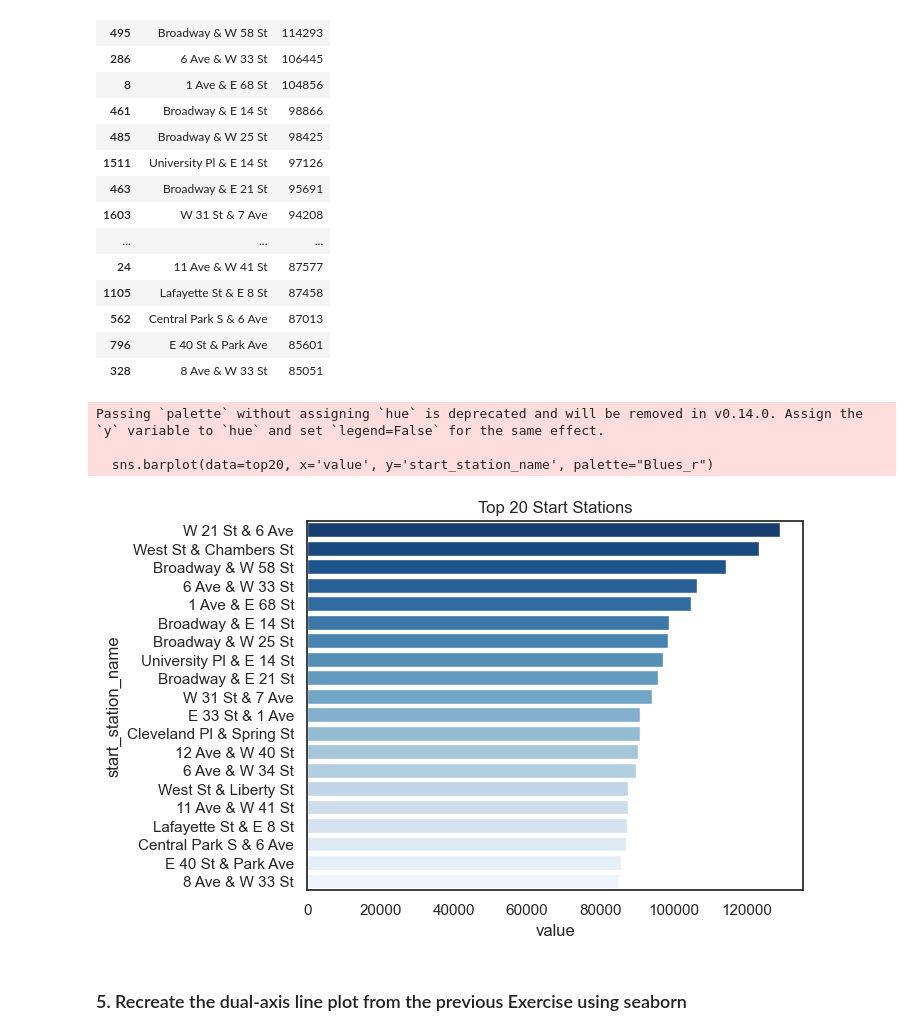
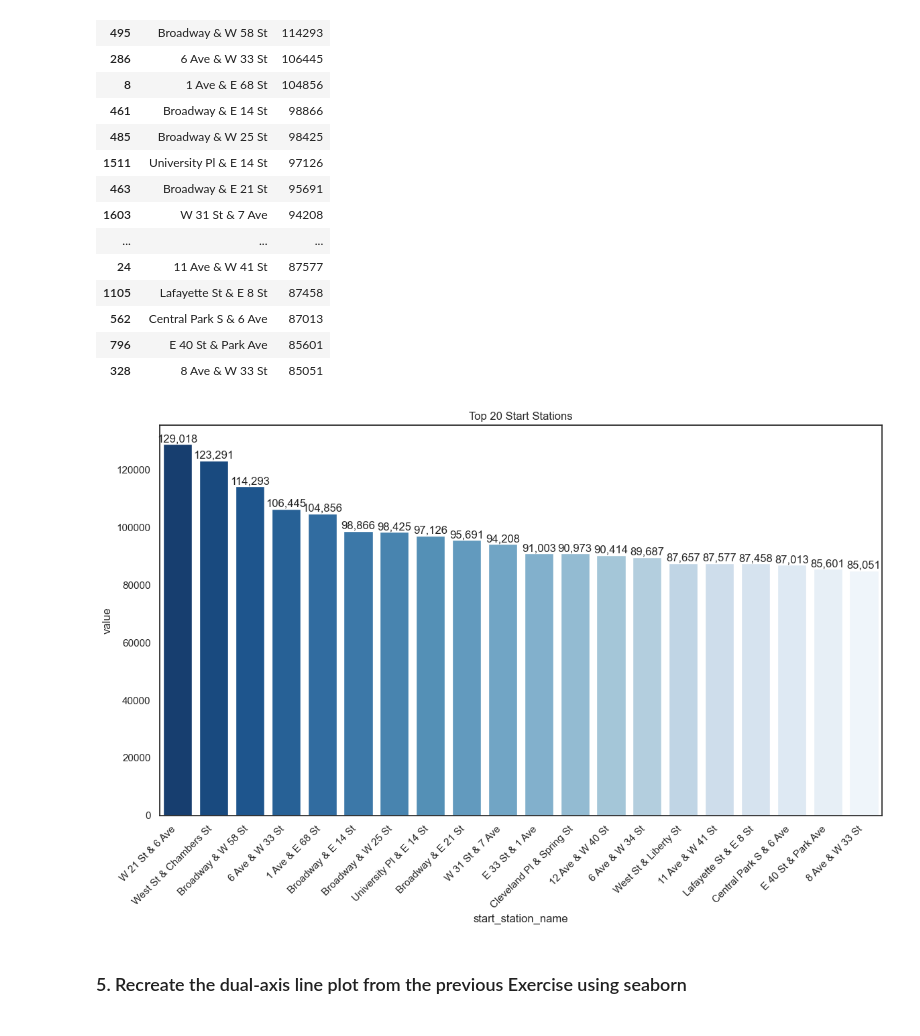
Before and after one commit to aaruhnow/Citi_bike, a Jupyter notebook: Task 2.4 Fundamentals of Visualizations with Python Part 2.ipynb, the cells around one changed output. Cells and saved outputs as stored; diff of their text form; code cells hidden in the pictures.

```diff
--- a/Task 2.4 Fundamentals of Visualizations with Python Part 2.ipynb
+++ b/Task 2.4 Fundamentals of Visualizations with Python Part 2.ipynb
@@ -141,16 +141,33 @@ top20
 # %%
 # Set the theme
 sns.set_theme(style="white")
+
+# Set the figure size to make the chart less cluttered
+plt.figure(figsize=(12, 8))
+
+# Create the barplot with explicit hue and disable the legend
+ax = sns.barplot(data=top20, x='start_station_name', y='value', palette="Blues_r", hue='start_station_name', dodge=False, legend=False)
+
+# Set the title
+plt.title("Top 20 Start Stations")
+
+# Rotate the x-axis labels for better readability
+plt.xticks(rotation=45, ha='right')
+
+# Add numerical labels with commas
+for container in ax.containers:
+    ax.bar_label(container, fmt='{:,.0f}', label_type='edge')
+
+# Adjust layout to fit elements better
+plt.tight_layout()
+
+# Save the plot in high resolution
+plt.savefig('bar_plot_top_20_start_stations.png', dpi=300, bbox_inches='tight')
+
+# Show the plot
+plt.show()
+# %% [output]
+[figure, added]
-# %%
-# Create the barplot with a specific color palette
-sns.barplot(data=top20, x='value', y='start_station_name', palette="Blues_r")
-plt.title("Top 20 Start Stations")
-plt.show()
-# %% [output]
-Passing `palette` without assigning `hue` is deprecated and will be removed in v0.14.0. Assign the `y` variable to `hue` and set `legend=False` for the same effect.
-
-  sns.barplot(data=top20, x='value', y='start_station_name', palette="Blues_r")
-[figure, removed]
 # %% [markdown]
 ### 5. Recreate the dual-axis line plot from the previous Exercise using seaborn
 # %%
```
Also changed, not shown: parts of 7 cells of this notebook, 6 other files.
